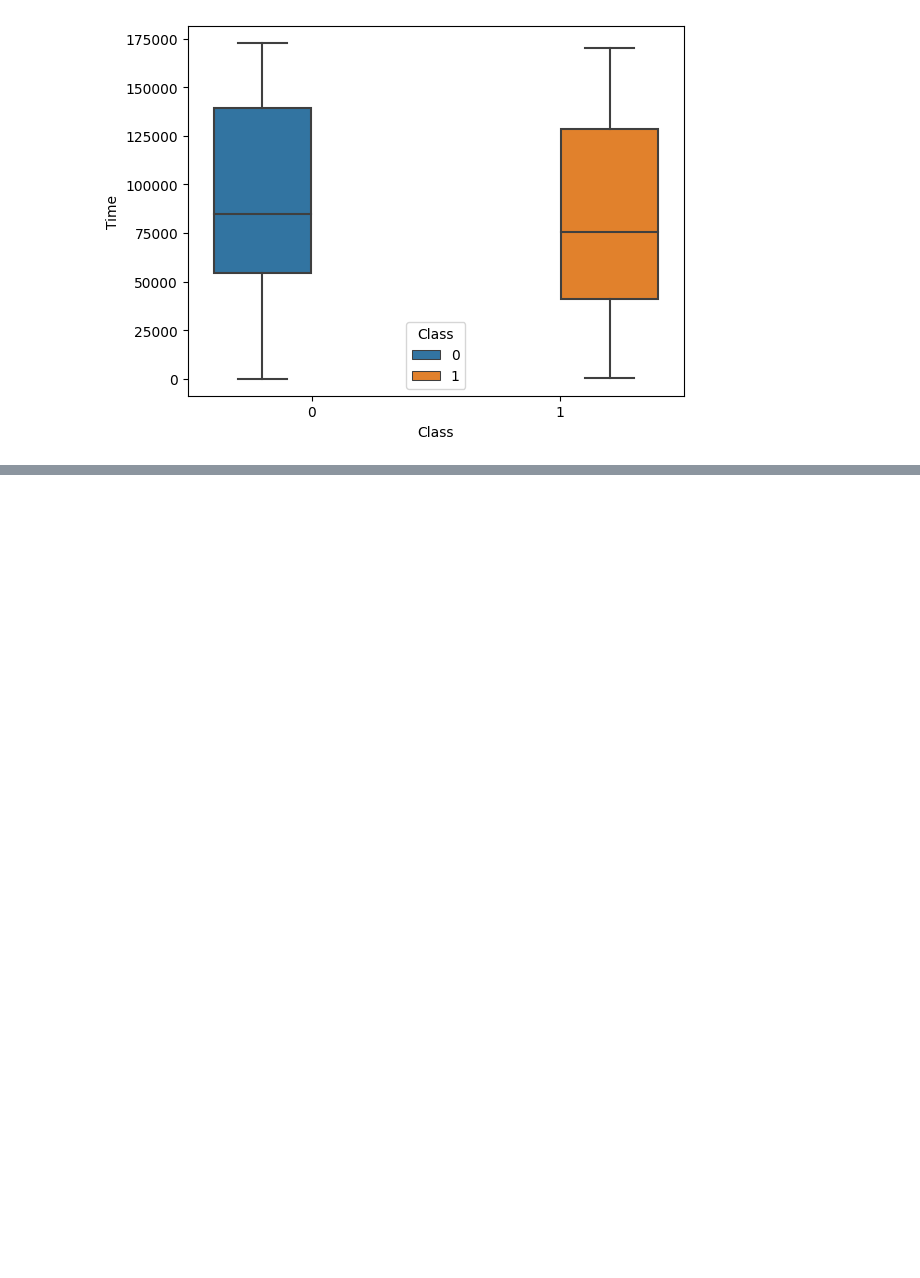
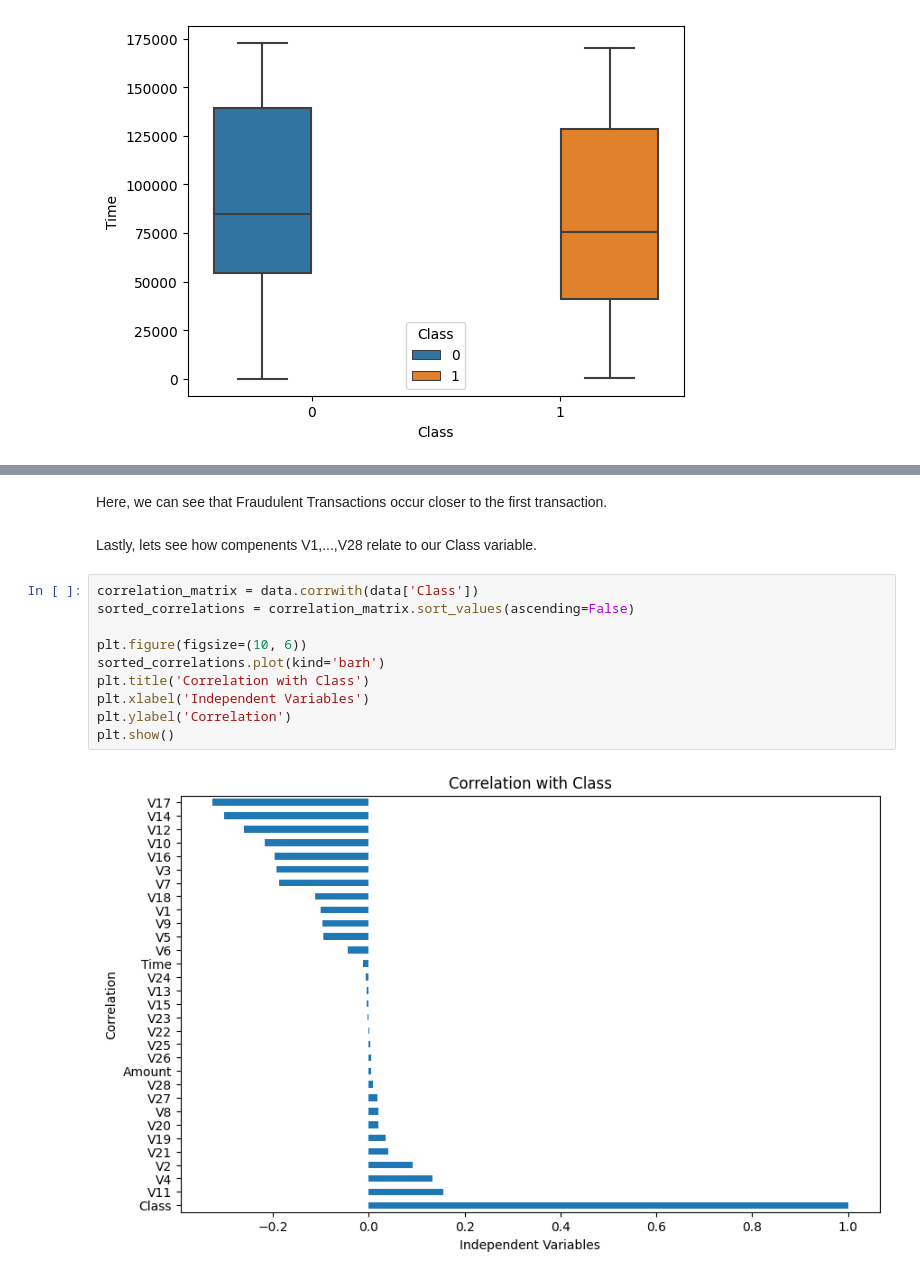
Before and after one commit to npwkeller/fraud-detection, a Jupyter notebook: fraud.ipynb, the cells around one changed output, grey strips where cells are left out. Drawn from its saved outputs; the diff is of its cells as text; blank space fills up the shorter version.

```diff
--- a/fraud.ipynb
+++ b/fraud.ipynb
@@ -101,0 +144,16 @@ sns.boxplot(x = "Class", y = "Time", hue = "Class", data =data)
+# %% [markdown]
+Here, we can see that Fraudulent Transactions occur closer to the first transaction.
+# %% [markdown]
+Lastly, lets see how compenents V1,...,V28 relate to our Class variable.
+# %%
+correlation_matrix = data.corrwith(data['Class'])
+sorted_correlations = correlation_matrix.sort_values(ascending=False)
+
+plt.figure(figsize=(10, 6))
+sorted_correlations.plot(kind='barh')
+plt.title('Correlation with Class')
+plt.xlabel('Independent Variables')
+plt.ylabel('Correlation')
+plt.show()
+# %% [output]
+[figure, added]
```
Also changed, not shown: parts of 7 cells of this notebook.
